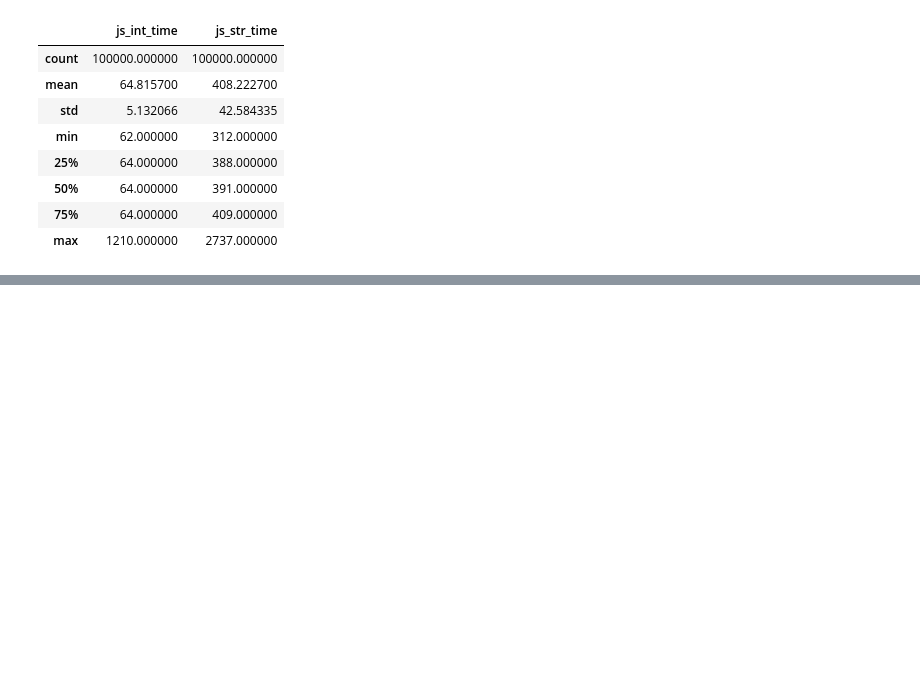
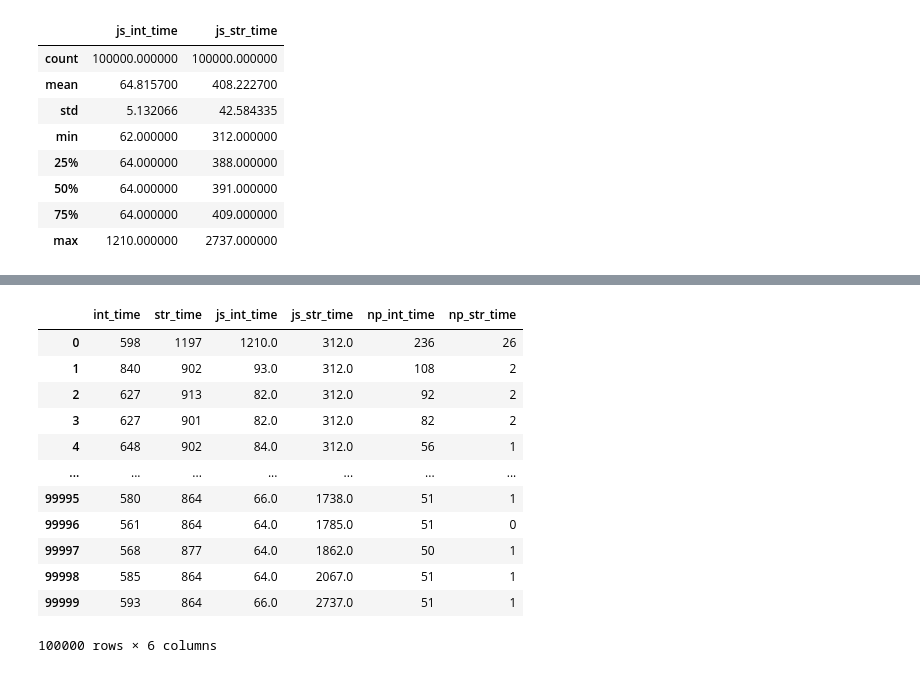
Before and after one commit to medicantBias117/SpeedCompare, a Jupyter notebook: main.ipynb, the cells around one changed output, grey strips where cells are left out. Cells and saved outputs as stored; diff of their text form; code cells hidden in the pictures; blank space fills up the shorter version.

```diff
--- a/main.ipynb
+++ b/main.ipynb
@@ -120,0 +169,24 @@ pyplot.show()
+# %%
+np_num_time_list = []
+
+for i in range(100000):
+    x = random.randint(min_range_start,max_range_start)
+    t1 = time.time()
+    if( np.where(np_num_list == x)):
+        t2 = time.time()
+        np_num_time_list.append(int((t2-t1)*1000*1000)) # micro-seconds
+    else:
+        t2 = time.time()
+        np_num_time_list.append(int((t2-t1)*1000*1000))
+
+np_str_time_list = []
+
+for i in range(100000):
+    x = random.randint(min_range_start,max_range_start)
+    t1 = time.time()
+    if( np.where(np_str_list == str(x))):
+        t2 = time.time()
+        np_str_time_list.append(int((t2-t1)*1000*1000)) # micro-seconds
+    else:
+        t2 = time.time()
+        np_str_time_list.append(int((t2-t1)*1000*1000))
@@ -120,0 +197,16 @@ pyplot.show()
+# %%
+cf
+# %% [output]
+|  | int_time | str_time | js_int_time | js_str_time | np_int_time | np_str_time |
+| 0 | 598 | 1197 | 1210.0 | 312.0 | 236 | 26 |
+| 1 | 840 | 902 | 93.0 | 312.0 | 108 | 2 |
+| 2 | 627 | 913 | 82.0 | 312.0 | 92 | 2 |
+| 3 | 627 | 901 | 82.0 | 312.0 | 82 | 2 |
+| 4 | 648 | 902 | 84.0 | 312.0 | 56 | 1 |
+| ... | ... | ... | ... | ... | ... | ... |
+| 99995 | 580 | 864 | 66.0 | 1738.0 | 51 | 1 |
+| 99996 | 561 | 864 | 64.0 | 1785.0 | 51 | 0 |
+| 99997 | 568 | 877 | 64.0 | 1862.0 | 50 | 1 |
+| 99998 | 585 | 864 | 64.0 | 2067.0 | 51 | 1 |
+| 99999 | 593 | 864 | 66.0 | 2737.0 | 51 | 1 |
+100000 rows × 6 columns
```
Also changed, not shown: parts of 17 cells of this notebook.
